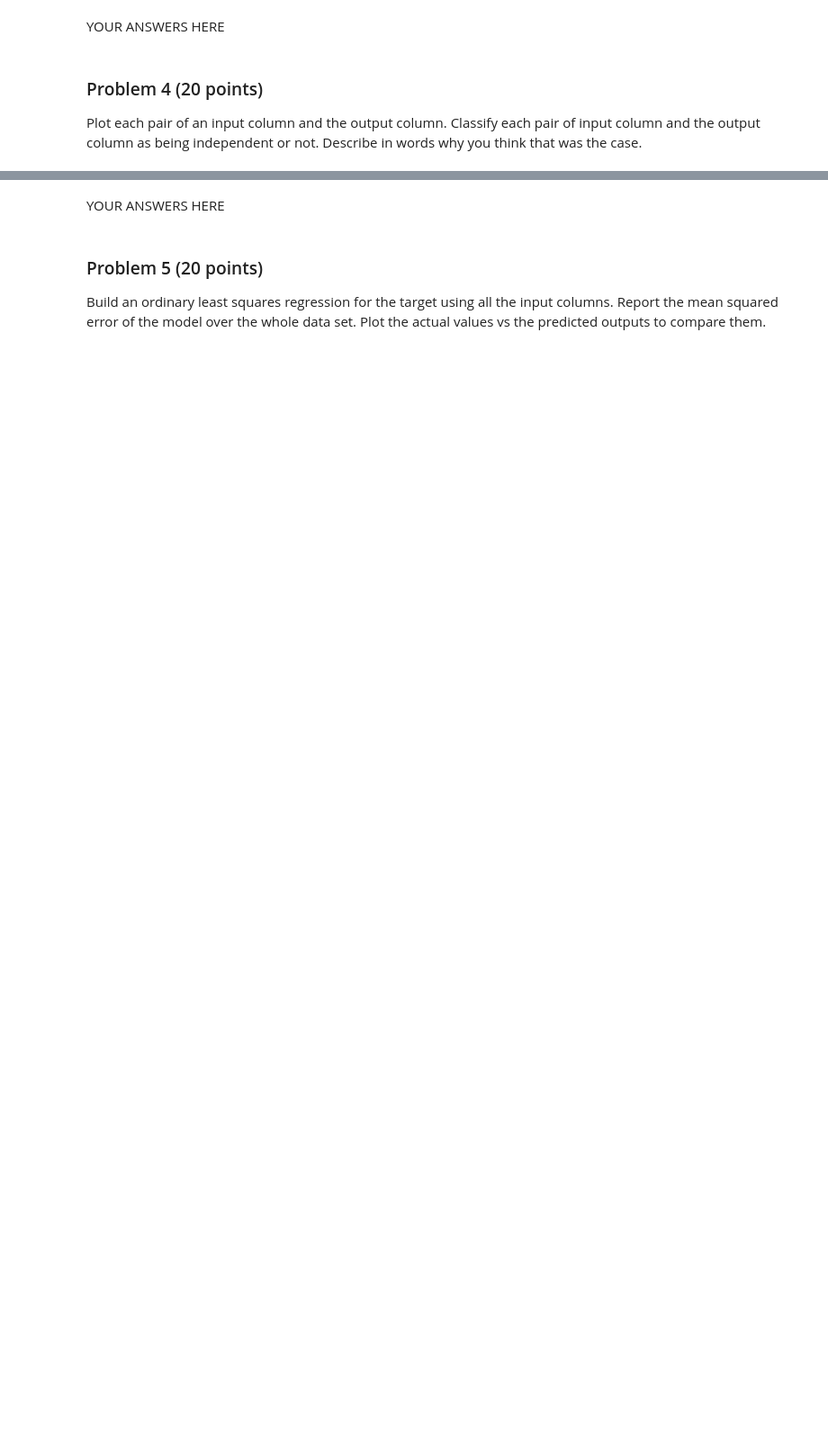
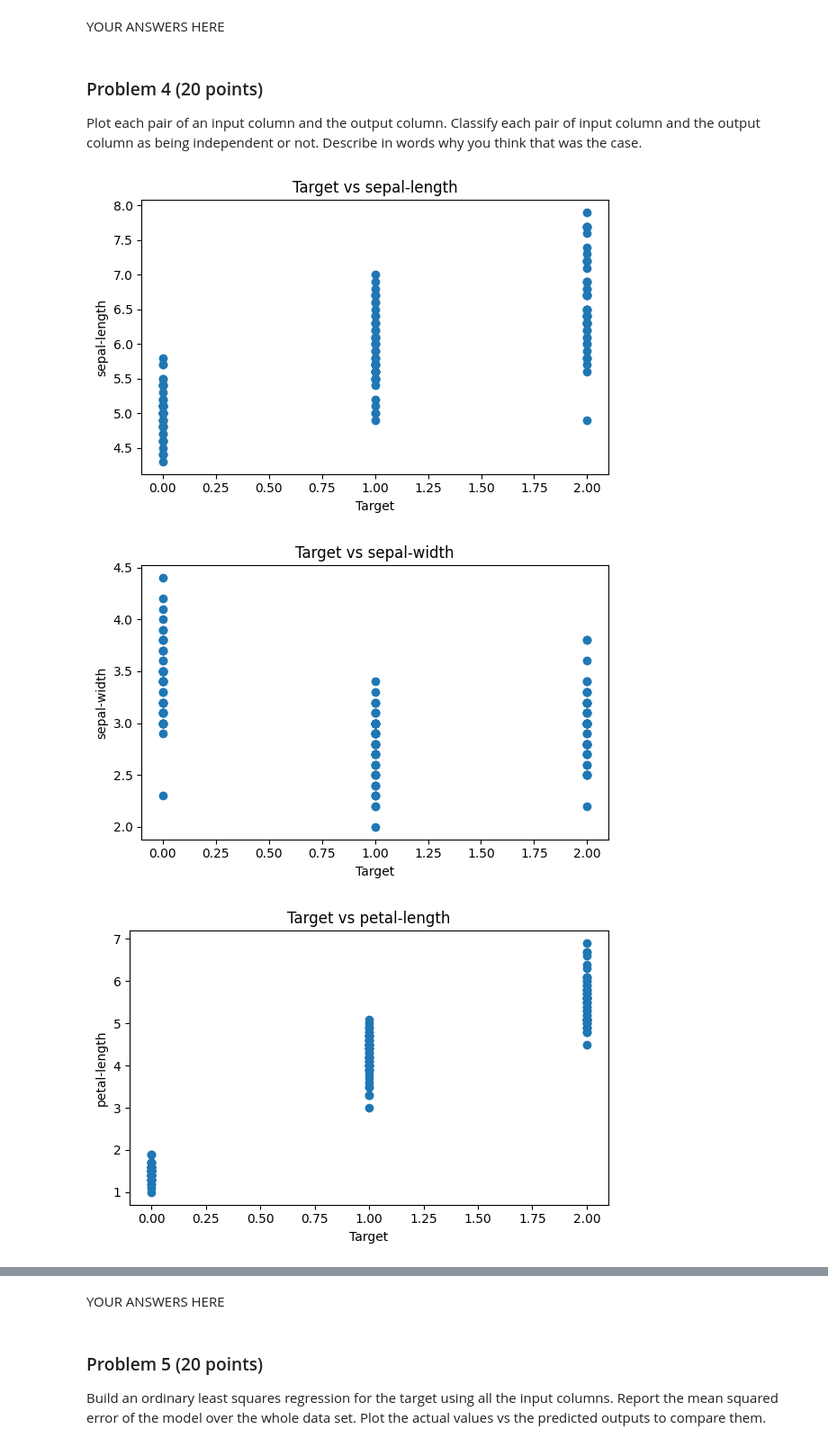
Before and after one commit to garikapativineet/dx601-final-project, a Jupyter notebook: project.ipynb, the cells around one changed output, grey strips where cells are left out. Shown at 90% size. Drawn from its saved outputs; the diff is of its cells as text; code cells hidden in the pictures; blank space fills up the shorter version.

```diff
--- a/project.ipynb
+++ b/project.ipynb
@@ -130,0 +163,15 @@ Describe in words why you think that was the case.
+# %%
+# YOUR CODE HERE
+
+for col in iris_df.columns[:-1]:
+    plt.figure(figsize=(6,4))
+    plt.scatter(iris_df["target"], iris_df[col])
+    plt.title(f"Target vs {col}")
+    plt.xlabel("Target")
+    plt.ylabel(col)
+    plt.tight_layout()
+    plt.show()
+# %% [output]
+[figure, added]
+[figure, added]
+[figure, added]
```
Also changed, not shown: parts of 12 cells of this notebook.
